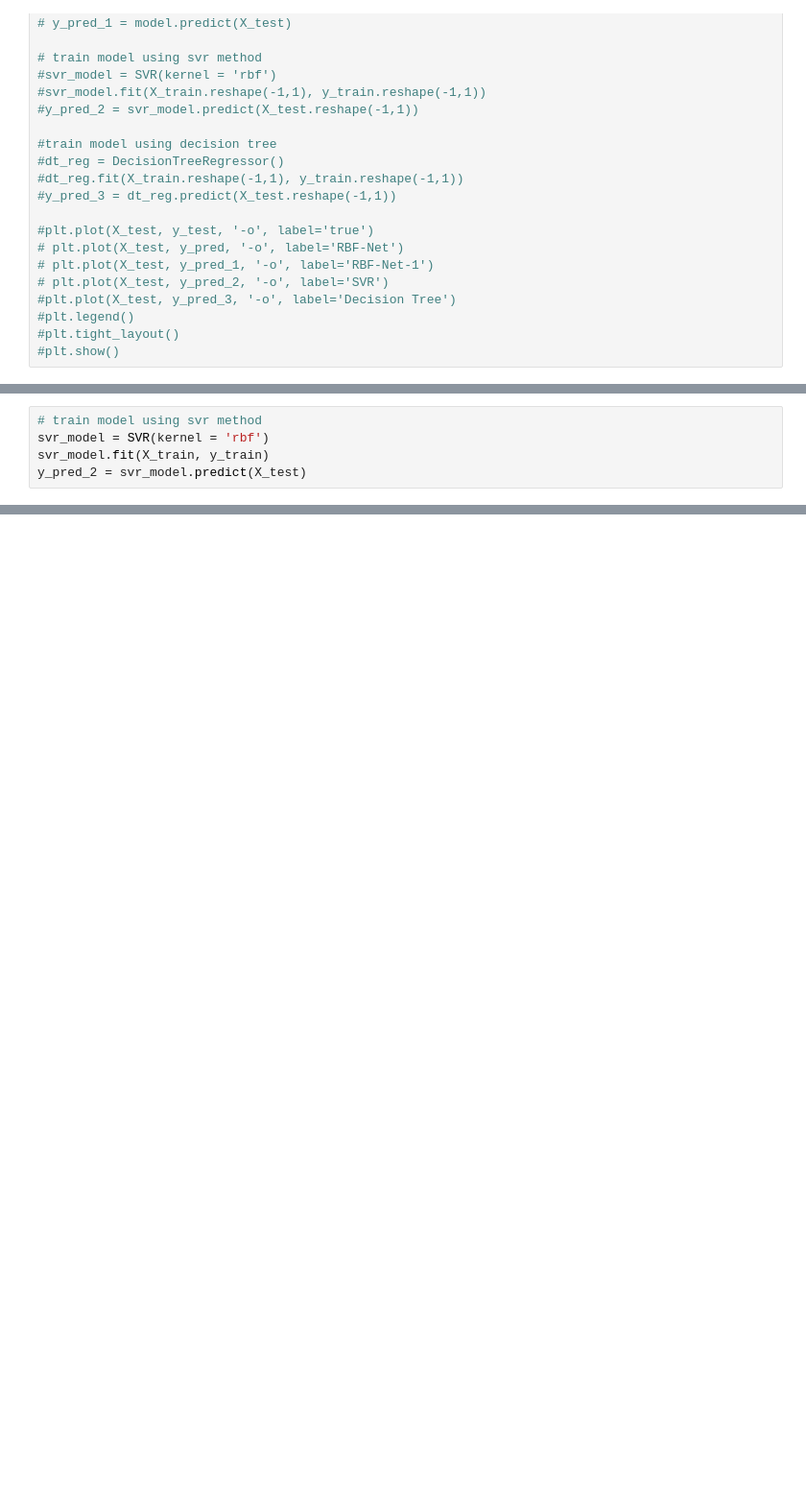
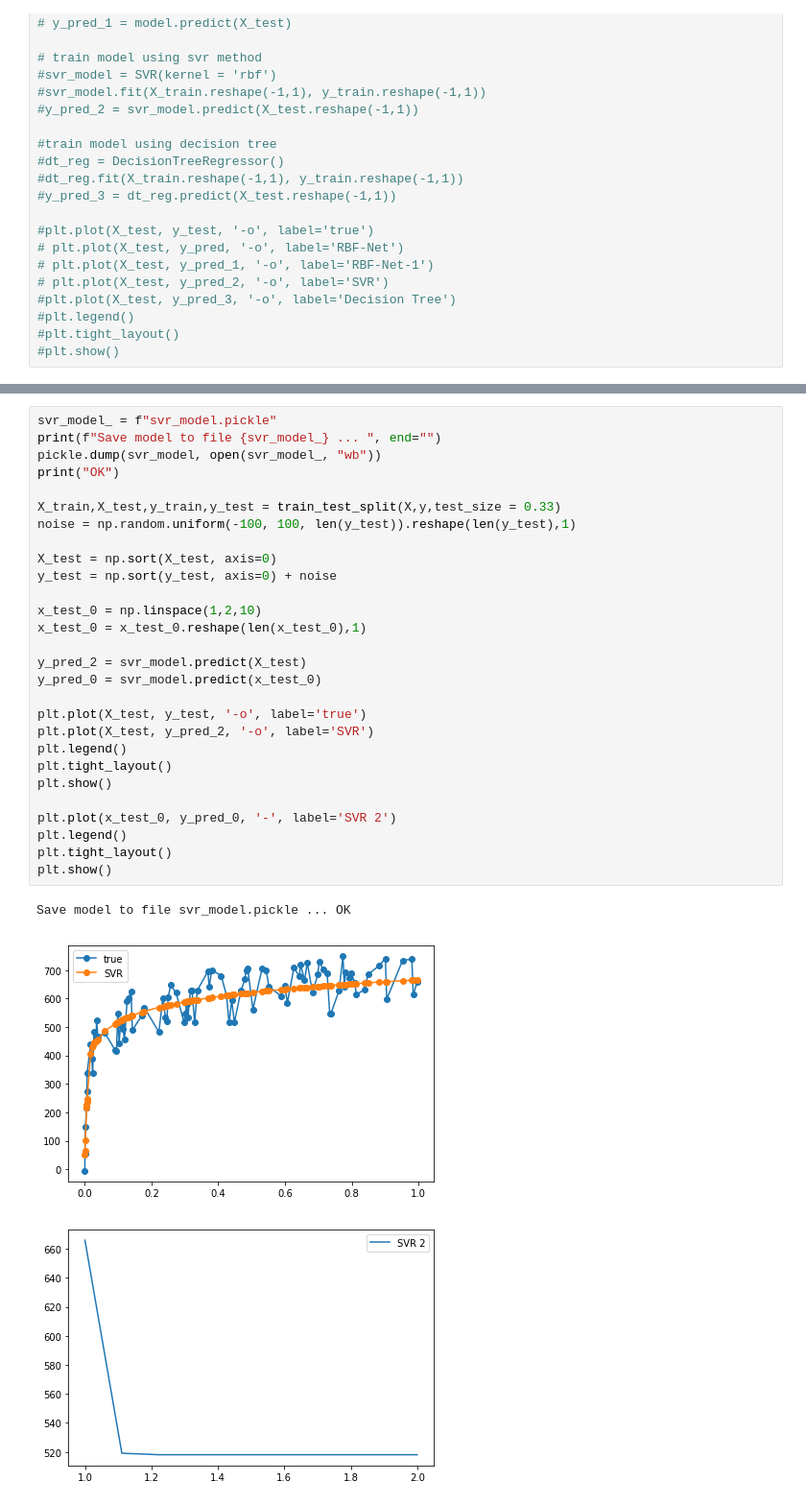
Before and after one commit to nmtuan97/ml_learning, a Jupyter notebook: rbf_model.ipynb, the cells around one changed output, grey strips where cells are left out. Shown: that part at 96% size. Saved outputs shown, nothing was run; the diff lists cells and outputs as text; blank space fills up the shorter version.

```diff
--- a/rbf_model.ipynb
+++ b/rbf_model.ipynb
@@ -350,5 +376,0 @@ plt.show()
-# %%
-# train model using svr method
-svr_model = SVR(kernel = 'rbf')
-svr_model.fit(X_train, y_train)
-y_pred_2 = svr_model.predict(X_test)
@@ -375,0 +438,32 @@ plt.show()
+# %%
+svr_model_ = f"svr_model.pickle"
+print(f"Save model to file {svr_model_} ... ", end="")
+pickle.dump(svr_model, open(svr_model_, "wb"))
+print("OK")
+
+X_train,X_test,y_train,y_test = train_test_split(X,y,test_size = 0.33)
+noise = np.random.uniform(-100, 100, len(y_test)).reshape(len(y_test),1)
+
+X_test = np.sort(X_test, axis=0)
+y_test = np.sort(y_test, axis=0) + noise
+
+x_test_0 = np.linspace(1,2,10)
+x_test_0 = x_test_0.reshape(len(x_test_0),1)
+
+y_pred_2 = svr_model.predict(X_test)
+y_pred_0 = svr_model.predict(x_test_0)
+
+plt.plot(X_test, y_test, '-o', label='true')
+plt.plot(X_test, y_pred_2, '-o', label='SVR')
+plt.legend()
+plt.tight_layout()
+plt.show()
+
+plt.plot(x_test_0, y_pred_0, '-', label='SVR 2')
+plt.legend()
+plt.tight_layout()
+plt.show()
+# %% [output]
+Save model to file svr_model.pickle ... OK
+[figure, added]
+[figure, added]
```
Also changed, not shown: parts of 14 cells of this notebook, 1 other file.
